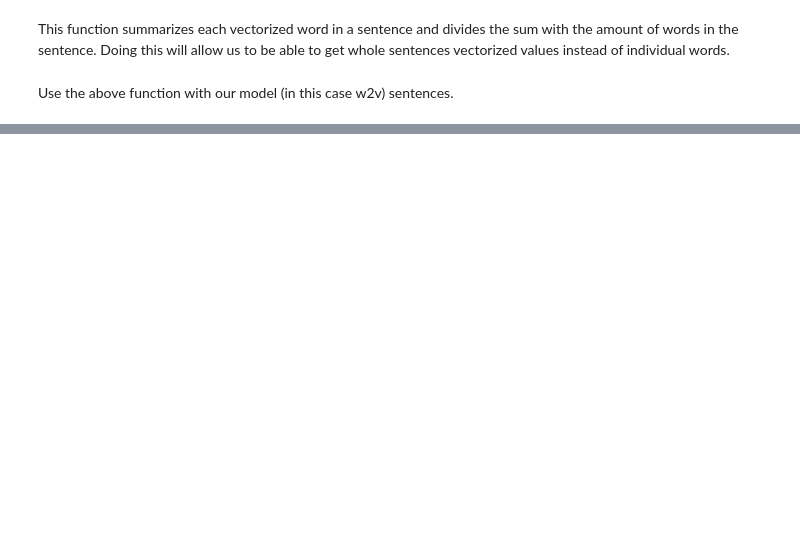
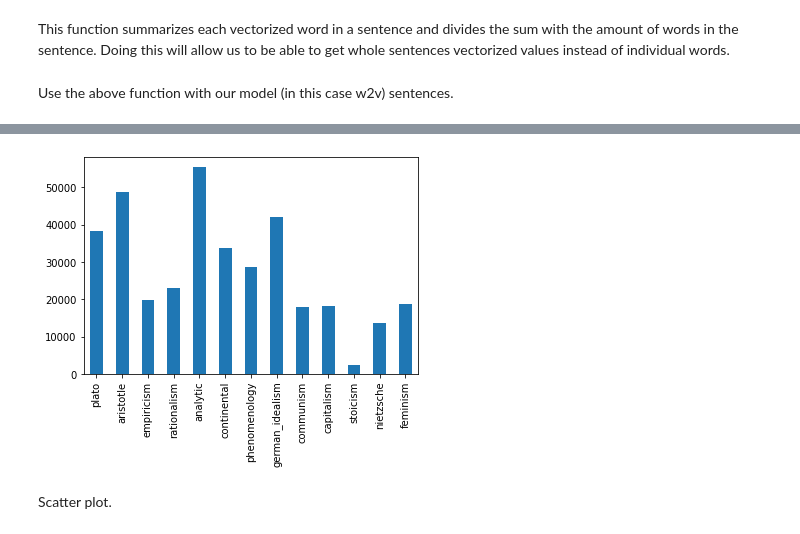
Before and after one commit to zabesy/SOTClustering, a Jupyter notebook: ThesisClustering.ipynb, the cells around one changed output, grey strips where cells are left out. Cells and saved outputs as stored; diff of their text form; code cells hidden in the pictures; blank space fills up the shorter version.

```diff
--- a/ThesisClustering.ipynb
+++ b/ThesisClustering.ipynb
@@ -141,0 +346,14 @@ print(X[:5])
+# %%
+# Show the total amount of real assigned SOT on each text. Compare this correct plot with the above.
+total_dict = dict.fromkeys(schools, 0)
+for school in prediction['school']:
+    total_dict[school] += 1
+
+plot_total_dict = pd.Series(total_dict)
+# print(plot_total_dict)
+plot_total_dict.plot(kind="bar")
+plt.show()
+# %% [output]
+[figure, added]
+# %% [markdown]
+Scatter plot.
```
Also changed, not shown: parts of 33 cells of this notebook.
